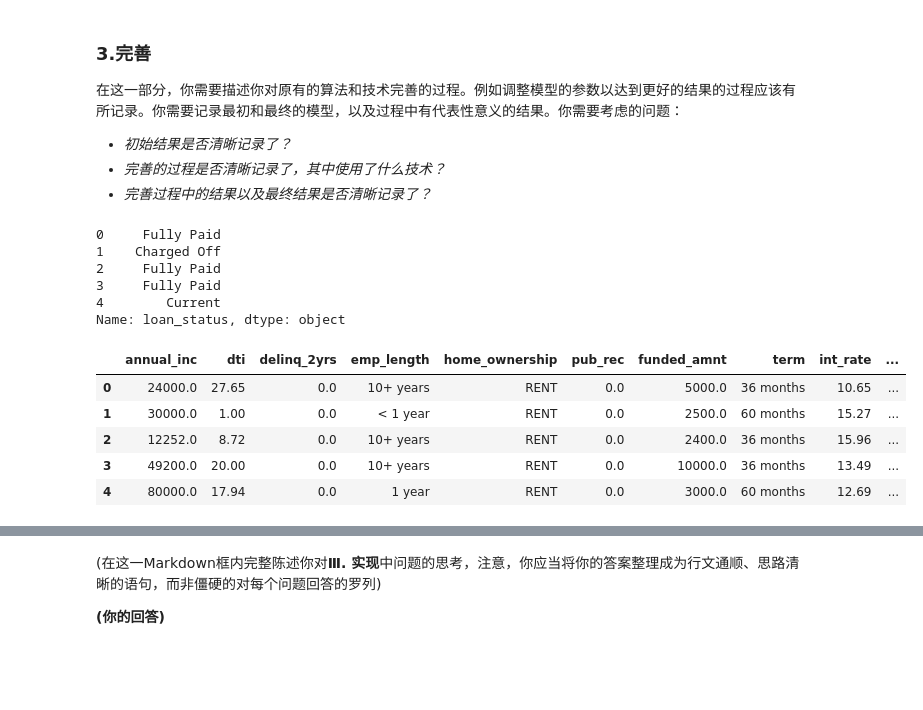
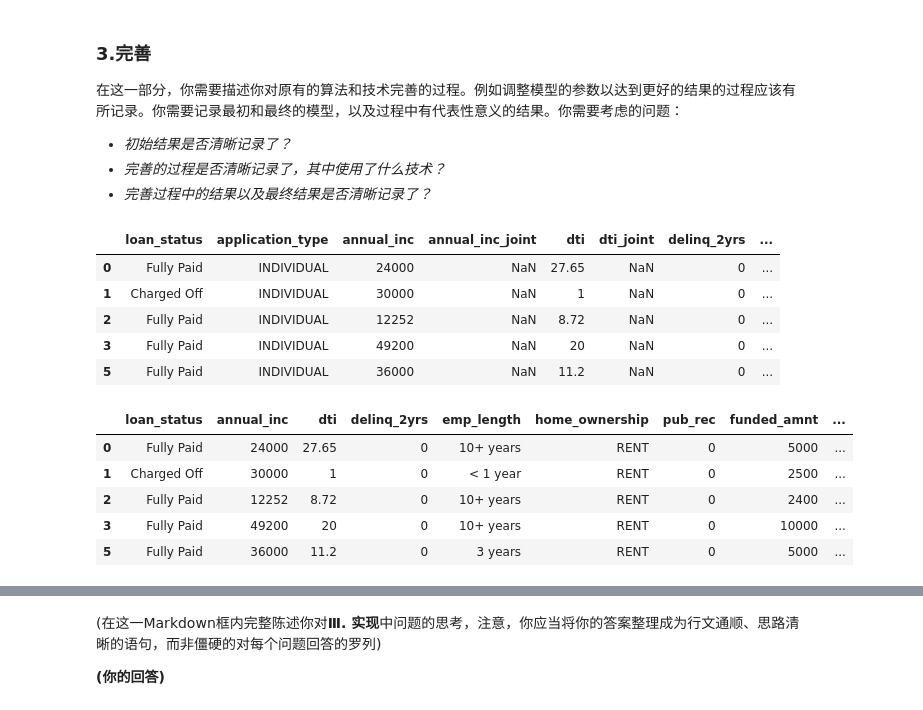
Before and after one commit to kimi987/PyAndML, a Jupyter notebook: src/毕业项目/AIPND Capstone Template.ipynb, the cells around one changed output, grey strips where cells are left out. Cells and saved outputs as stored; diff of their text form; code cells hidden in the pictures; blank space fills up the shorter version.

```diff
--- a/src/毕业项目/AIPND Capstone Template.ipynb
+++ b/src/毕业项目/AIPND Capstone Template.ipynb
@@ -346,30 +346,32 @@ https://pandas.pydata.org/pandas-docs/stable/indexing.html#deprecate-loc-reindex
 # * 模型的进一步优化
 # * 绘制可以表达你想法的图像
 # 你可以自由的使用任意数量和任意格式的代码框，但请在最终提交的报告中注意报告的整洁与通顺
+# %%
+#因为本次是处理坏账率的数据 当前正常支付数据无法判断是否会坏账 所以 我们只留下Fully Paid 和 Charged Off的数据
+df = df[(df.loan_status == 'Fully Paid') | (df.loan_status == 'Charged Off')]
 # %%
-# 先分隔出 结果集和参数集
-# 参数集X
-X = df[['application_type', 'annual_inc', 'annual_inc_joint', 'dti', 'dti_joint','delinq_2yrs','emp_length','home_ownership','pub_rec','funded_amnt','term','int_rate','grade']]
-# 结果集y
-y = df['loan_status']
-y.head()
+# 找到关键的字段
+
+df_clean =  df[['loan_status', 'application_type', 'annual_inc', 'annual_inc_joint', 'dti', 'dti_joint','delinq_2yrs','emp_length','home_ownership','pub_rec','funded_amnt','term','int_rate','grade']]
+
+df_clean.head()
 # %% [output]
-0     Fully Paid
-1    Charged Off
-2     Fully Paid
-3     Fully Paid
-4        Current
-Name: loan_status, dtype: object
+|  | loan_status | application_type | annual_inc | annual_inc_joint | dti | dti_joint | delinq_2yrs | ... |
+| 0 | Fully Paid | INDIVIDUAL | 24000 | NaN | 27.65 | NaN | 0 | ... |
+| 1 | Charged Off | INDIVIDUAL | 30000 | NaN | 1 | NaN | 0 | ... |
+| 2 | Fully Paid | INDIVIDUAL | 12252 | NaN | 8.72 | NaN | 0 | ... |
+| 3 | Fully Paid | INDIVIDUAL | 49200 | NaN | 20 | NaN | 0 | ... |
+| 5 | Fully Paid | INDIVIDUAL | 36000 | NaN | 11.2 | NaN | 0 | ... |
 # %%
 # 合并 独立借贷人 和 联合借贷人的数据
-X[X.application_type == 'JOINT'][['annual_inc', 'dti']] = X[X.application_type == 'JOINT'][['annual_inc_joint', 'dti_joint']]
+df_clean[df_clean.application_type == 'JOINT'][['annual_inc', 'dti']] = df_clean[df_clean.application_type == 'JOINT'][['annual_inc_joint', 'dti_joint']]
 # 删除联合借贷人的数据
-X.drop(['application_type','annual_inc_joint', 'dti_joint'], axis=1, inplace=True)
-X.head()
+df_clean.drop(['application_type','annual_inc_joint', 'dti_joint'], axis=1, inplace=True)
+df_clean.head()
 # %% [output]
-|  | annual_inc | dti | delinq_2yrs | emp_length | home_ownership | pub_rec | funded_amnt | term | int_rate | ... |
-| 0 | 24000.0 | 27.65 | 0.0 | 10+ years | RENT | 0.0 | 5000.0 | 36 months | 10.65 | ... |
-| 1 | 30000.0 | 1.00 | 0.0 | < 1 year | RENT | 0.0 | 2500.0 | 60 months | 15.27 | ... |
-| 2 | 12252.0 | 8.72 | 0.0 | 10+ years | RENT | 0.0 | 2400.0 | 36 months | 15.96 | ... |
-| 3 | 49200.0 | 20.00 | 0.0 | 10+ years | RENT | 0.0 | 10000.0 | 36 months | 13.49 | ... |
-| 4 | 80000.0 | 17.94 | 0.0 | 1 year | RENT | 0.0 | 3000.0 | 60 months | 12.69 | ... |
+|  | loan_status | annual_inc | dti | delinq_2yrs | emp_length | home_ownership | pub_rec | funded_amnt | ... |
+| 0 | Fully Paid | 24000 | 27.65 | 0 | 10+ years | RENT | 0 | 5000 | ... |
+| 1 | Charged Off | 30000 | 1 | 0 | < 1 year | RENT | 0 | 2500 | ... |
+| 2 | Fully Paid | 12252 | 8.72 | 0 | 10+ years | RENT | 0 | 2400 | ... |
+| 3 | Fully Paid | 49200 | 20 | 0 | 10+ years | RENT | 0 | 10000 | ... |
+| 5 | Fully Paid | 36000 | 11.2 | 0 | 3 years | RENT | 0 | 5000 | ... |
```
Also changed, not shown: parts of 5 cells of this notebook.
